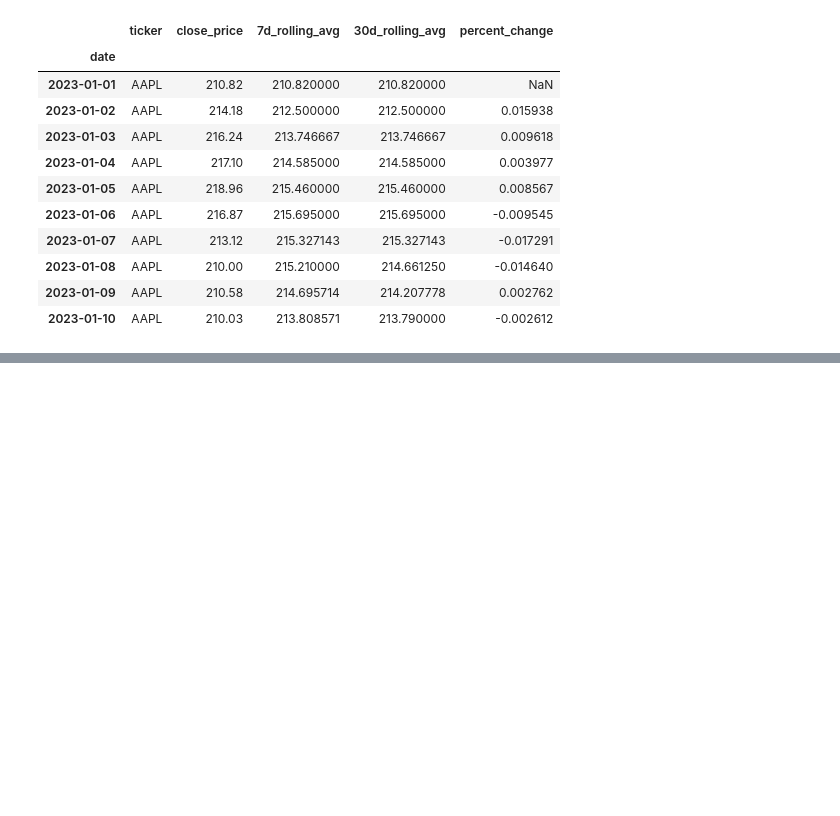
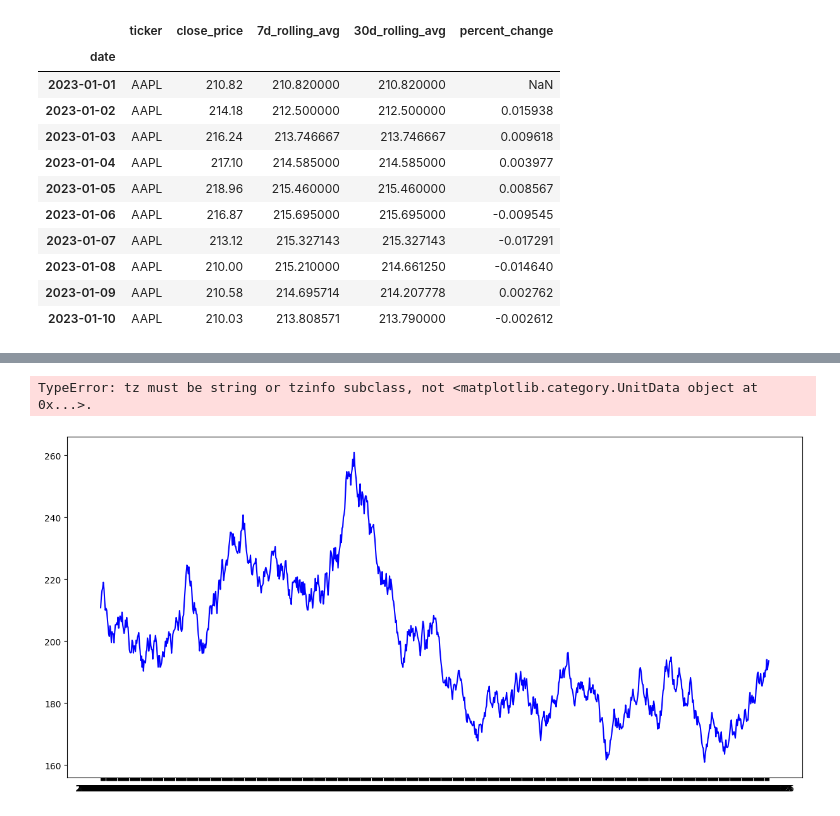
Before and after one commit to channingc1212/interview_prep, a Jupyter notebook: time_series.ipynb, the cells around one changed output, grey strips where cells are left out. Cells and saved outputs as stored; diff of their text form; code cells hidden in the pictures; blank space fills up the shorter version.

```diff
--- a/time_series.ipynb
+++ b/time_series.ipynb
@@ -107,0 +187,57 @@ See the caveats in the documentation: https://pandas.pydata.org/pandas-docs/stab
+# %%
+# For future dates predictions
+# Recursive Prediction
+def predict_future(model, last_known_data, days_to_predict=365):
+    # Ensure index is datetime
+    future_data = last_known_data.copy()
+    future_data.index = pd.to_datetime(future_data.index)
+
+    predictions = []
+    dates = []
+
+    last_date = future_data.index[-1]
+
+    for i in range(days_to_predict):
+        # Update features
+        future_data['lag_1'] = future_data['close_price'].shift(1)
+        future_data['7d_rolling_avg'] = future_data['close_price'].rolling(window=7).mean()
+        future_data['30d_rolling_avg'] = future_data['close_price'].rolling(window=30).mean()
+        future_data['7d_rolling_std'] = future_data['close_price'].rolling(window=7).std()
+
+        # Make prediction
+        next_pred = model.predict(future_data[features].iloc[-1:])
+        predictions.append(next_pred[0])
+
+        # Create next date (skip weekends)
+        next_date = last_date + pd.Timedelta(days=1)
+        while next_date.weekday() > 4:  # Skip Saturday (5) and Sunday (6)
+            next_date += pd.Timedelta(days=1)
+        dates.append(next_date)
+
+        # Add prediction to dataset
+        new_row = pd.DataFrame(index=[next_date], columns=future_data.columns)
+        new_row['close_price'] = next_pred[0]
+        future_data = pd.concat([future_data, new_row])
+
+        last_date = next_date
+
+    return pd.Series(predictions, index=dates)
+
+# Use the function
+last_known = AAPL.tail(30)  # Use last 30 days as starting point
+future_predictions = predict_future(rf_model, last_known)
+
+# Plot results
+plt.figure(figsize=(15, 7))
+plt.plot(AAPL.index, AAPL['close_price'], label='Historical', color='blue')
+plt.plot(future_predictions.index, future_predictions.values,
+         label='Predictions', color='red', linestyle='--')
+plt.title('AAPL Stock Price: Historical and Future Predictions')
+plt.xlabel('Date')
+plt.ylabel('Price')
+plt.legend()
+plt.grid(True)
+plt.show()
+# %% [output]
+TypeError: tz must be string or tzinfo subclass, not <matplotlib.category.UnitData object at 0x...>.
+[figure, added]
```
Also changed, not shown: parts of 7 cells of this notebook.
